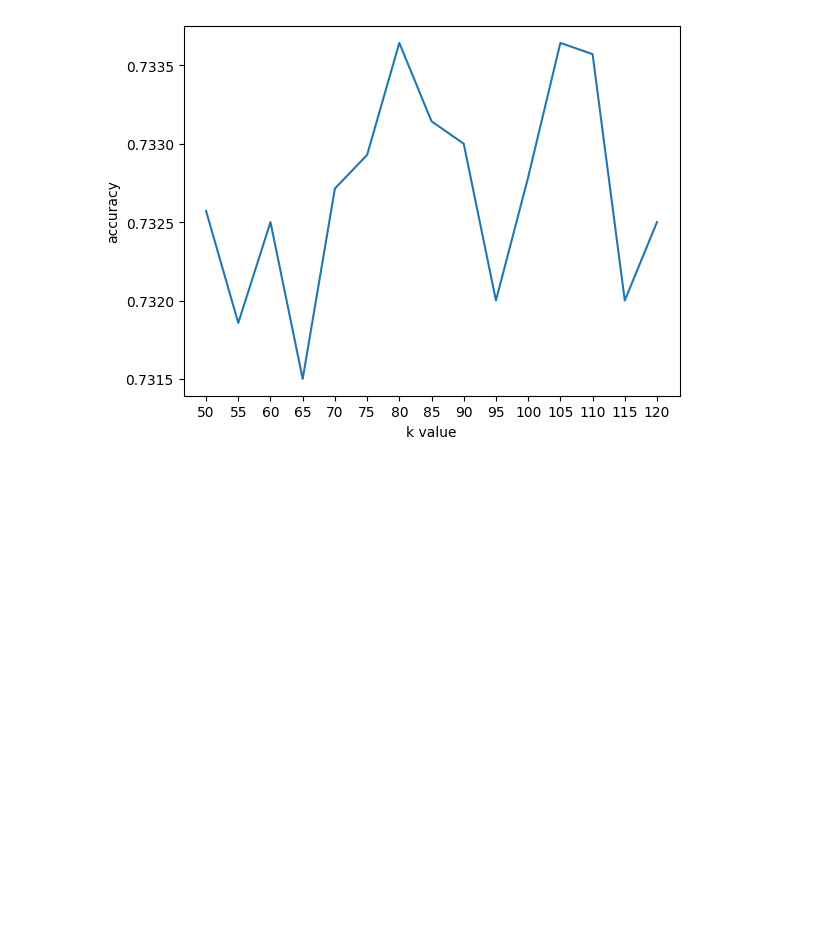
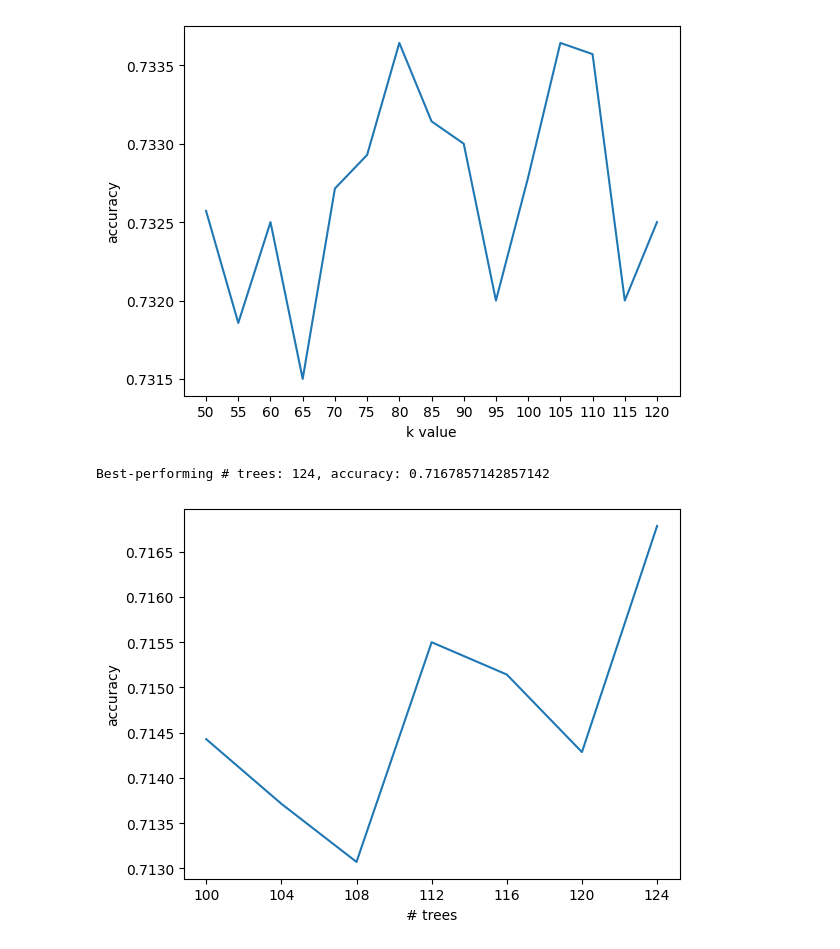
Before and after one commit to MengyangHe1/heart_disease_prediction, a Jupyter notebook: milo_heart_disease_prediction.ipynb, the cells around one changed output. Drawn from its saved outputs; the diff is of its cells as text; code cells hidden in the pictures; blank space fills up the shorter version.

Commit message:
random forest + tree visualization for RF
can maybe still tune some parameters of the RF, like limiting tree depth?

```diff
--- a/milo_heart_disease_prediction.ipynb
+++ b/milo_heart_disease_prediction.ipynb
@@ -151,3 +151,44 @@ plt.show()
 # %% [output]
 Best-performing k value: 80, accuracy: 0.7336428571428572
 [figure]
+# %%
+from sklearn.ensemble import RandomForestClassifier
+
+
+# interesting to see how Random Forest handles continuous variables
+
+# can test different max_depth= values
+
+trees = range(100, 125, 4)
+rf_scores = [0] * len(trees)
+
+rf_X = df_normalized.drop(columns=['cardio'])
+rf_y = df_normalized['cardio'].values
+
+rf = [None] * len(trees)
+
+rf_X_train, rf_X_test, rf_y_train, rf_y_test = train_test_split(rf_X, rf_y, test_size=0.2, random_state=1, stratify=knn_y)
+# %%
+# train random forest models, find best tree depth - this code block may take a couple minutes
+
+for i in range(len(trees)):
+  rf[i] = RandomForestClassifier(n_estimators=trees[i])
+
+  rf[i].fit(rf_X_train, rf_y_train)
+  rf_scores[i] = rf[i].score(rf_X_test, rf_y_test)
+
+  # CODE FOR K-FOLD CV (takes too long to run):
+  # score = cross_val_score(rf, rf_X, rf_y, cv=folds)
+  # scores[i] = np.mean(score)
+
+bestTreeNum = rf_scores.index(max(rf_scores))
+print(f'Best-performing # trees: {trees[bestTreeNum]}, accuracy: {rf_scores[bestTreeNum]}')
+
+plt.xlabel('# trees')
+plt.ylabel('accuracy')
+plt.plot(rf_scores)
+plt.xticks(range(len(trees)), trees)
+plt.show()
+# %% [output]
+Best-performing # trees: 124, accuracy: 0.7167857142857142
+[figure, added]
```
Also changed, not shown: parts of 4 cells of this notebook.
